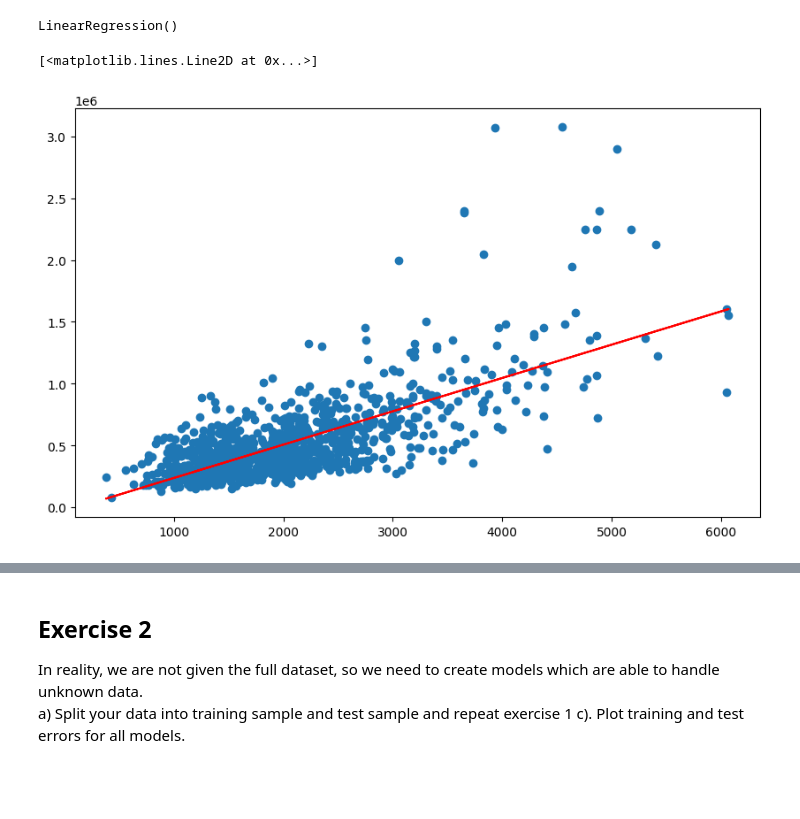
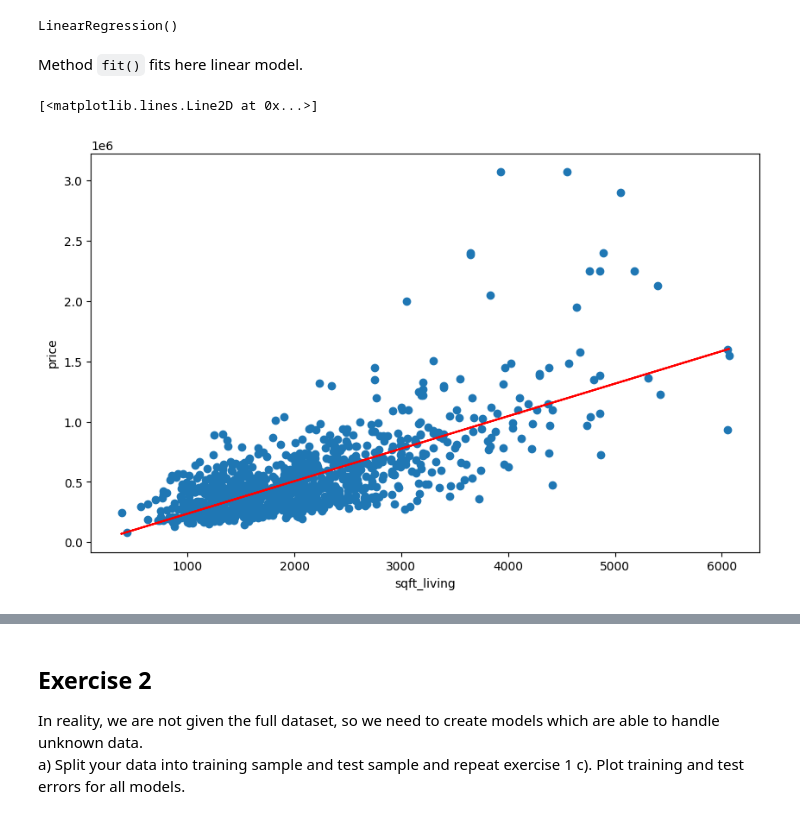
Before and after one commit to apetor56/Studia_I_stopnia, a Jupyter notebook: assignment-2/assignment-2.ipynb, the cells around one changed output, grey strips where cells are left out. Saved outputs shown, nothing was run; the diff lists cells and outputs as text; code cells hidden in the pictures; blank space fills up the shorter version.

```diff
--- a/assignment-2/assignment-2.ipynb
+++ b/assignment-2/assignment-2.ipynb
@@ -29,15 +36,19 @@ model.fit(X, y)
 #Hint: .fit()
 # %% [output]
 LinearRegression()
+# %% [markdown]
+Method `fit()` fits here linear model.
 # %%
 #b)
 
 #Your code:
 pred = model.predict(X)
 plt.figure(figsize=(10,6))
+plt.xlabel('sqft_living')
+plt.ylabel('price')
 plt.scatter(X, y)
 plt.plot(X, pred, c='red')
 #Hint: model.predict(), model.intercept_,  model.coef_, model.score()
 # %% [output]
 [<matplotlib.lines.Line2D at 0x...>]
-[figure, old version]
+[figure, new version]
```
Also changed, not shown: parts of 12 cells of this notebook.
